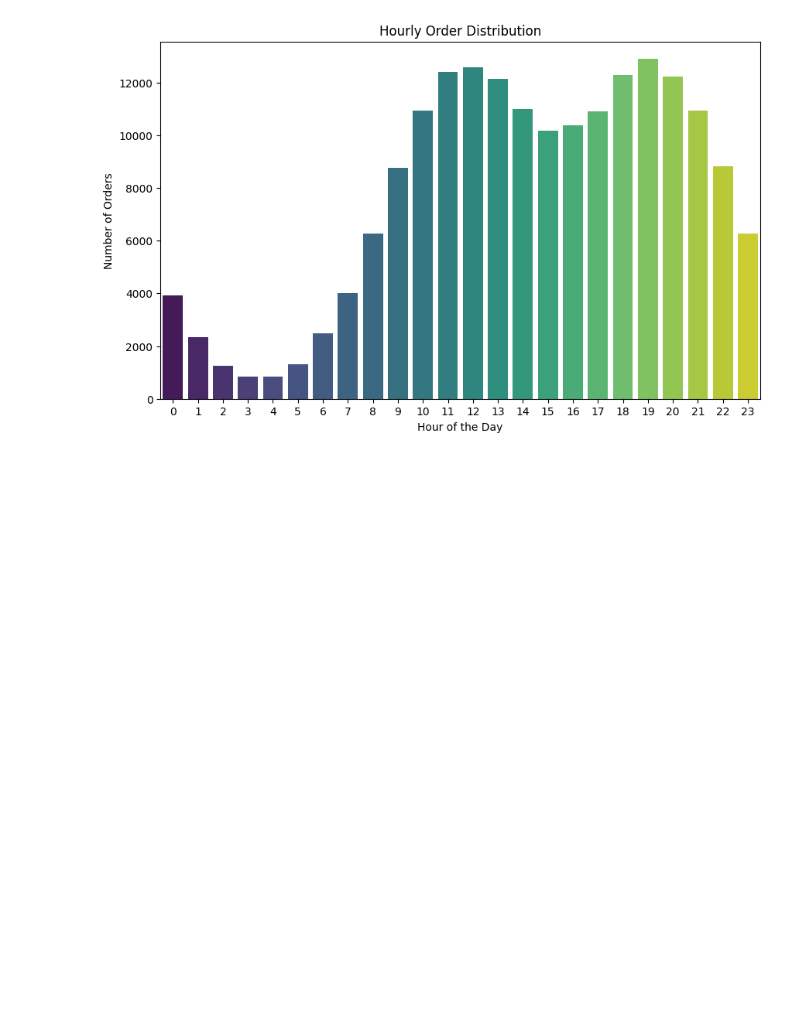
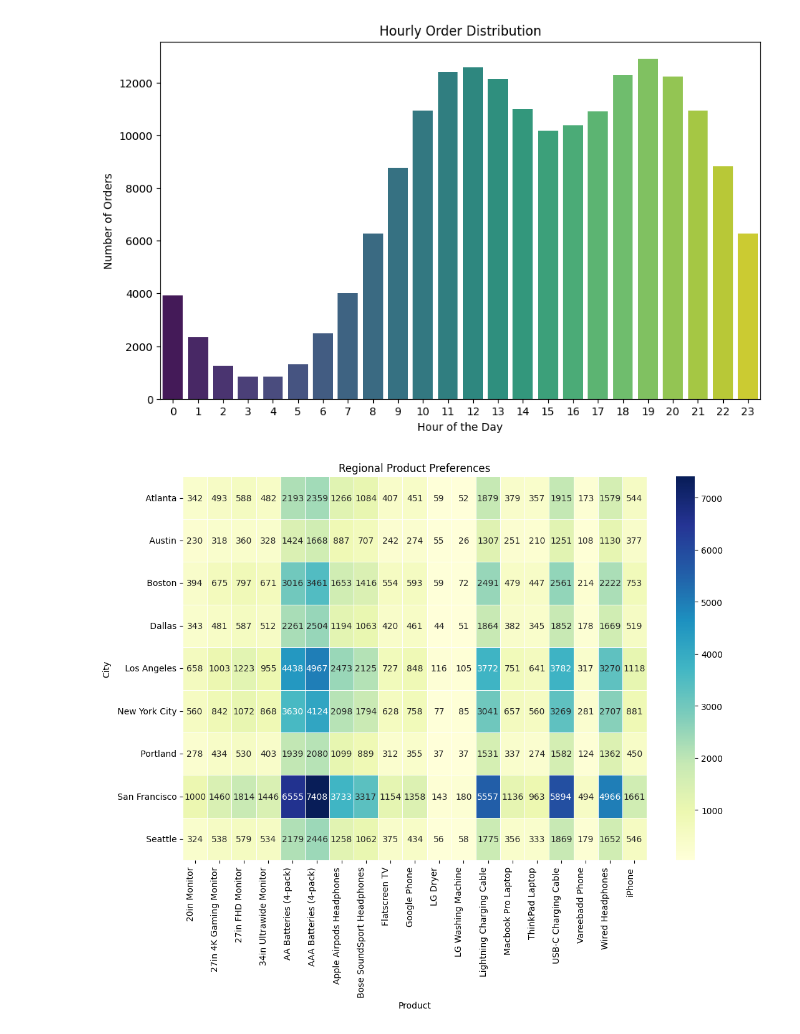
Before and after one commit to GChukwudi/meriskill-Internship, a Jupyter notebook: Sales-Task/Sales.ipynb, the cells around one changed output. Cells and saved outputs as stored; diff of their text form; code cells hidden in the pictures; blank space fills up the shorter version.

```diff
--- a/Sales-Task/Sales.ipynb
+++ b/Sales-Task/Sales.ipynb
@@ -99,3 +113,17 @@ plt.show()
 # %% [output]
 Passing `palette` without assigning `hue` is deprecated and will be removed in v0.14.0. Assign the `x` variable to `hue` and set `legend=False` for the same effect.
 [figure]
+# %%
+city_product_preferences = data.groupby(['City', 'Product'])['Quantity Ordered'].sum().reset_index()
+
+product_preferences_pivot = city_product_preferences.pivot(index='City', columns='Product', values='Quantity Ordered')
+
+plt.figure(figsize=(12, 8))
+sns.heatmap(product_preferences_pivot, cmap='YlGnBu', annot=True, fmt='d', linewidths=0.5)
+plt.title('Regional Product Preferences')
+plt.xlabel('Product')
+plt.ylabel('City')
+plt.xticks(rotation=90, ha='right')
+plt.show()
+# %% [output]
+[figure, added]
```
Also changed, not shown: parts of 3 cells of this notebook.
